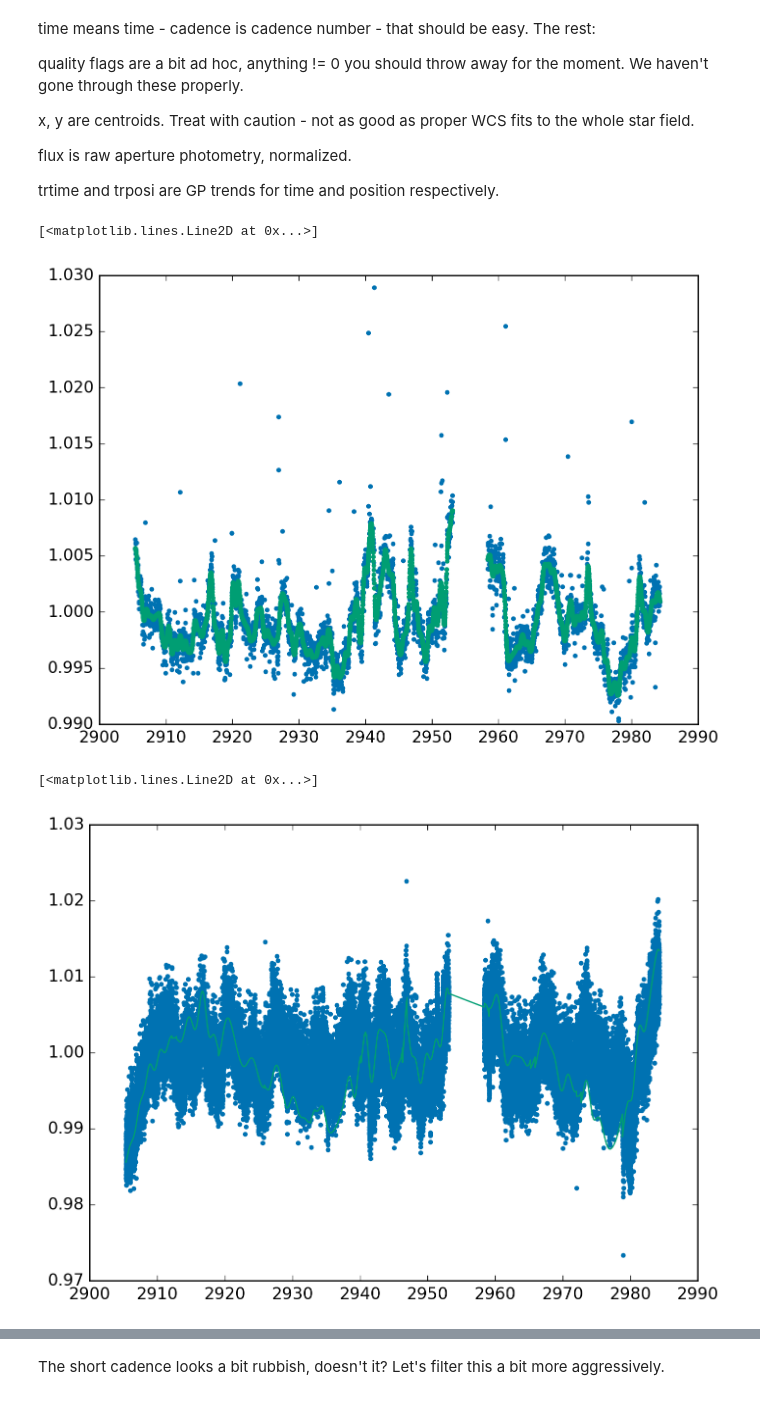
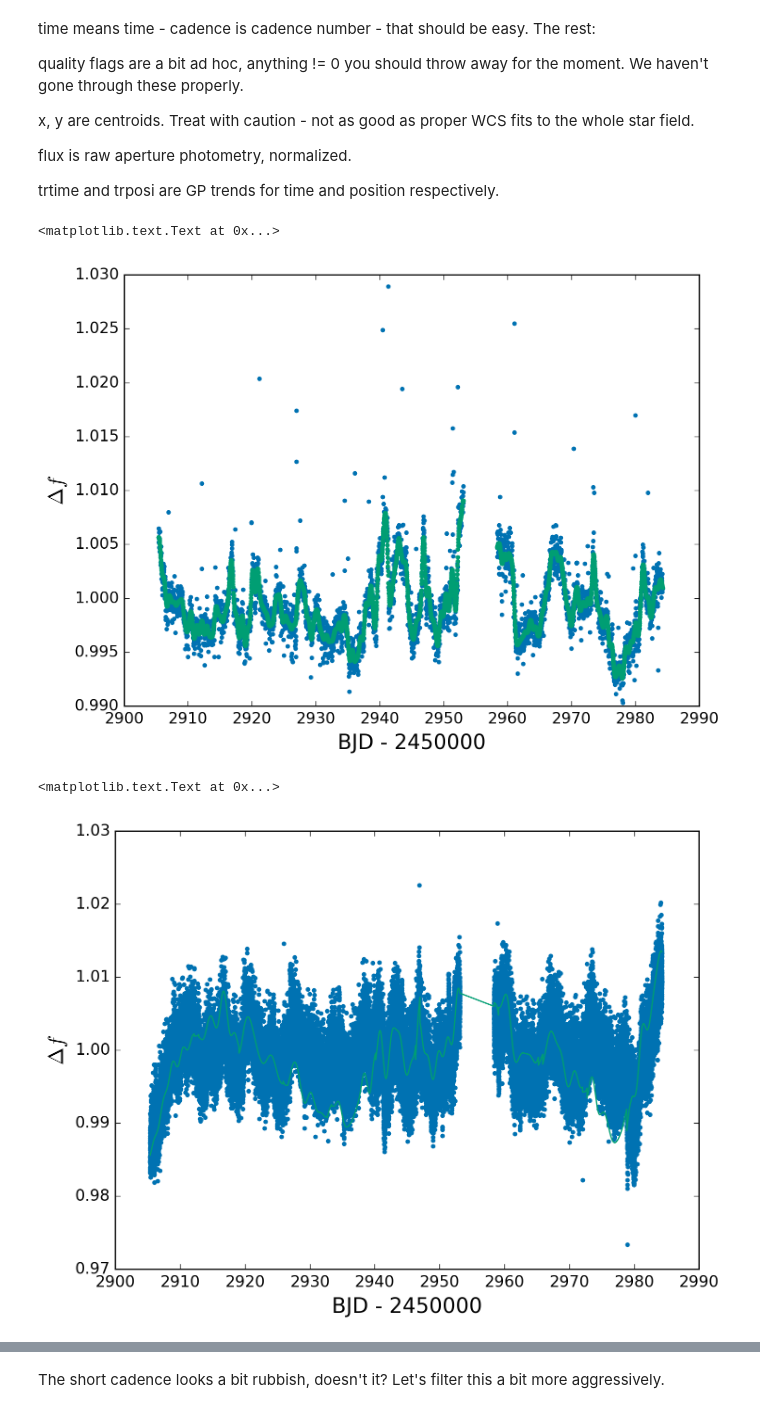
Before and after one commit to benjaminpope/trappist, a Jupyter notebook: trappist_quicklook.ipynb, the cells around one changed output, grey strips where cells are left out. Cells and saved outputs as stored; diff of their text form; code cells hidden in the pictures.

```diff
--- a/trappist_quicklook.ipynb
+++ b/trappist_quicklook.ipynb
@@ -62,20 +62,25 @@ whitened_sc = corr_flux_sc - sc['trtime']
 good = lc['quality']==0
 plt.plot(lc['time'][good],corr_flux_lc[good],'.')
 plt.plot(lc['time'][good],lc['trtime'][good],'.')
+
+plt.xlabel('BJD - 2450000')
+plt.ylabel(r'$\Delta f$')
 # %% [output]
-[<matplotlib.lines.Line2D at 0x...>]
+<matplotlib.text.Text at 0x...>
-[figure, old version]
+[figure, new version]
 # %%
 # look at short cadence data
 
 # GP fit is a bit poor as you can see! Oh well
 
 new_corr = corr_flux_sc[m][n]
 plt.plot(new_time,new_corr,'.')
 plt.plot(new_time,sc['trtime'][m][n])
+plt.xlabel('BJD - 2450000')
+plt.ylabel(r'$\Delta f$')
 # %% [output]
-[<matplotlib.lines.Line2D at 0x...>]
+<matplotlib.text.Text at 0x...>
-[figure, old version]
+[figure, new version]
 # %%
 # check out prewhitened short cadence - looks pretty rubbish with artefacts everywhere
 plt.plot(sc['time'],corr_flux_sc,'.')
```
Also changed, not shown: parts of 3 cells of this notebook, 4 other files.
